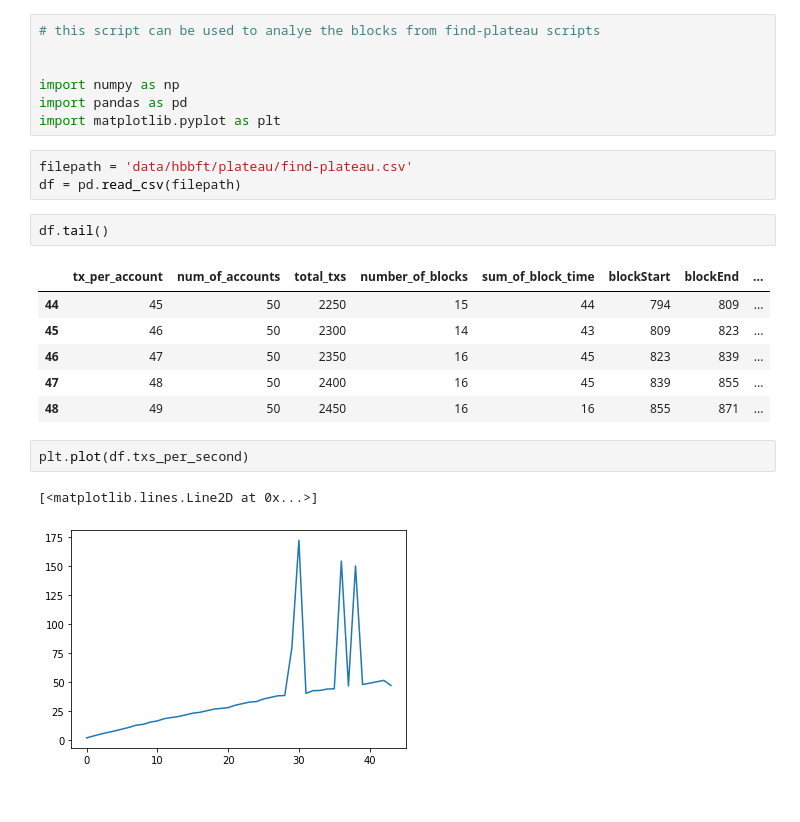
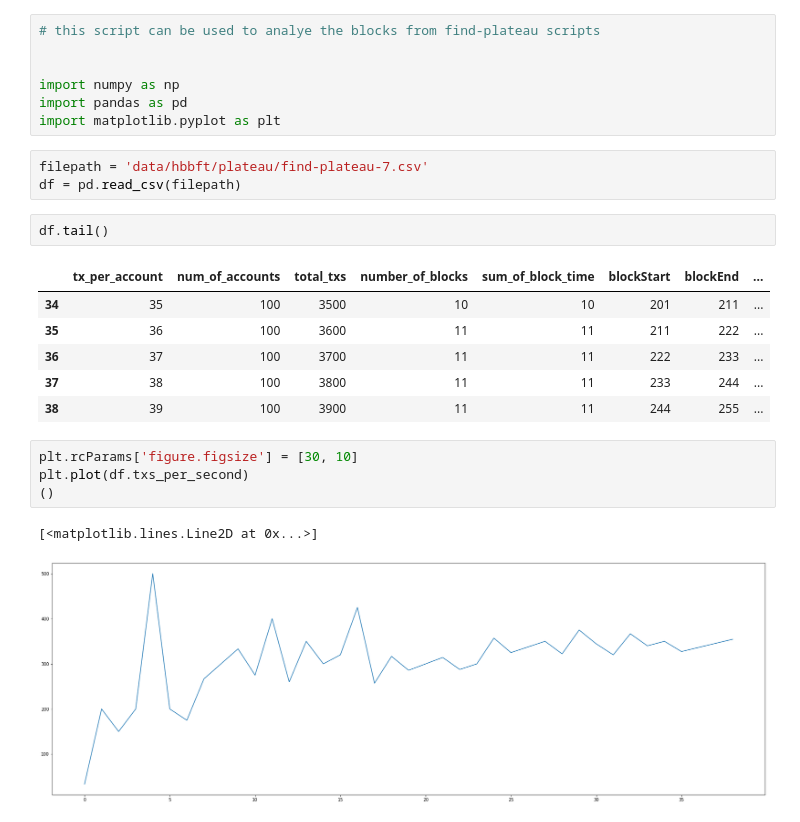
Before and after one commit to kurzi2704/diamond-dev-tools, a Jupyter notebook: jupyter/last-plateau-run.ipynb, the cells around one changed output. Saved outputs shown, nothing was run; the diff lists cells and outputs as text.

Commit message:
backup data find-plateau-7 from 16 core cpu

```diff
--- a/jupyter/last-plateau-run.ipynb
+++ b/jupyter/last-plateau-run.ipynb
@@ -6,19 +6,21 @@ import numpy as np
 import pandas as pd
 import matplotlib.pyplot as plt
 # %%
-filepath = 'data/hbbft/plateau/find-plateau.csv'
+filepath = 'data/hbbft/plateau/find-plateau-7.csv'
 df = pd.read_csv(filepath)
 # %%
 df.tail()
 # %% [output]
 |  | tx_per_account | num_of_accounts | total_txs | number_of_blocks | sum_of_block_time | blockStart | blockEnd | ... |
-| 44 | 45 | 50 | 2250 | 15 | 44 | 794 | 809 | ... |
-| 45 | 46 | 50 | 2300 | 14 | 43 | 809 | 823 | ... |
-| 46 | 47 | 50 | 2350 | 16 | 45 | 823 | 839 | ... |
-| 47 | 48 | 50 | 2400 | 16 | 45 | 839 | 855 | ... |
-| 48 | 49 | 50 | 2450 | 16 | 16 | 855 | 871 | ... |
+| 34 | 35 | 100 | 3500 | 10 | 10 | 201 | 211 | ... |
+| 35 | 36 | 100 | 3600 | 11 | 11 | 211 | 222 | ... |
+| 36 | 37 | 100 | 3700 | 11 | 11 | 222 | 233 | ... |
+| 37 | 38 | 100 | 3800 | 11 | 11 | 233 | 244 | ... |
+| 38 | 39 | 100 | 3900 | 11 | 11 | 244 | 255 | ... |
 # %%
+plt.rcParams['figure.figsize'] = [30, 10]
 plt.plot(df.txs_per_second)
+()
 # %% [output]
 [<matplotlib.lines.Line2D at 0x...>]
-[figure, old version]
+[figure, new version]
```
Also changed, not shown: 1 other file.
